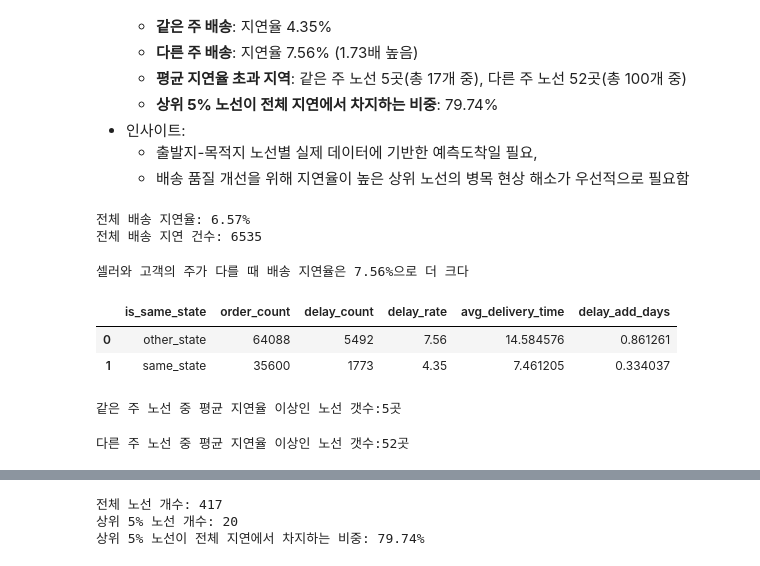
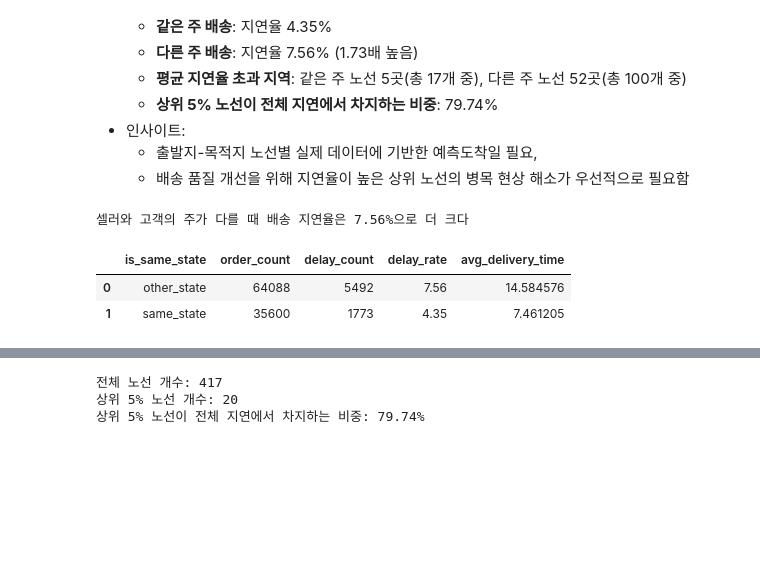
Before and after one commit to eunsung20311-dot/Olist-E-commerce-Analysis, a Jupyter notebook: 2.Hypothesis_Testing.ipynb, the cells around one changed output, grey strips where cells are left out. Cells and saved outputs as stored; diff of their text form; code cells hidden in the pictures; blank space fills up the shorter version.

```diff
--- a/2.Hypothesis_Testing.ipynb
+++ b/2.Hypothesis_Testing.ipynb
@@ -198,16 +175,6 @@ Name: seller_handling_delta, dtype: int64
 - 인사이트:
     - 출발지-목적지 노선별 실제 데이터에 기반한 예측도착일 필요,
     - 배송 품질 개선을 위해 지연율이 높은 상위 노선의 병목 현상 해소가 우선적으로 필요함
-# %%
-#전체 배송 지연율과 지연 건수
-order_count = df_orders['order_id'].nunique()
-total_latedelivery_count = df_orders['is_delayed'].sum()
-
-print(f'전체 배송 지연율: {(total_latedelivery_count / order_count)*100:.2f}%')
-print(f'전체 배송 지연 건수: {total_latedelivery_count}')
-# %% [output]
-전체 배송 지연율: 6.57%
-전체 배송 지연 건수: 6535
 # %%
 # 데이터 병합
 orders_customers = pd.merge(df_orders, df_customers, on = 'customer_id', how = 'left')
@@ -216,52 +183,22 @@ orders_base = pd.merge(orders_items, df_sellers, on = 'seller_id', how='left')
 
 # 계산식 추가
 orders_base['total_delivery_time'] = (orders_base['order_delivered_customer_date'] - orders_base['order_purchase_timestamp']).dt.days
-orders_base['delay_add_days'] = np.where(orders_base['is_delayed'] == 1,
-(orders_base['order_delivered_customer_date'].dt.normalize() - orders_base['order_estimated_delivery_date'].dt.normalize()).dt.days
-,0 )
 orders_base['is_same_state'] = (orders_base['seller_state']== orders_base['customer_state'])
 # %%
 #집계
 hypothesis_test = orders_base.groupby('is_same_state').agg(
         order_count = ('order_id','nunique'),
         delay_count = ('is_delayed', 'sum'),
         delay_rate = ('is_delayed', 'mean'),
-        avg_delivery_time =('total_delivery_time', 'mean'),
-        delay_add_days = ('delay_add_days', 'mean')
+        avg_delivery_time =('total_delivery_time', 'mean')
 ).reset_index()
 
 hypothesis_test['delay_rate'] = (hypothesis_test['delay_rate']*100).round(2)
 hypothesis_test['is_same_state'] = hypothesis_test['is_same_state'].map({True:'same_state', False:'other_state'})
 print('셀러와 고객의 주가 다를 때 배송 지연율은 7.56%으로 더 크다')
 hypothesis_test
 # %% [output]
 셀러와 고객의 주가 다를 때 배송 지연율은 7.56%으로 더 크다
-|  | is_same_state | order_count | delay_count | delay_rate | avg_delivery_time | delay_add_days |
-| 0 | other_state | 64088 | 5492 | 7.56 | 14.584576 | 0.861261 |
-| 1 | same_state | 35600 | 1773 | 4.35 | 7.461205 | 0.334037 |
+|  | is_same_state | order_count | delay_count | delay_rate | avg_delivery_time |
+| 0 | other_state | 64088 | 5492 | 7.56 | 14.584576 |
+| 1 | same_state | 35600 | 1773 | 4.35 | 7.461205 |
-# %%
-#같은 주(State) 배송도 평균 4.35%를 초과하는 지역 존재
-state_analysis = orders_base.groupby(['seller_state', 'customer_state']).agg(
-        order_count = ('order_id','nunique'),
-        delay_count = ('is_delayed', 'sum'),
-        avg_delivery_time =('total_delivery_time', 'mean'),
-        delay_add_days = ('delay_add_days', 'mean')
-).reset_index()
-#지연율계산, 주문건수 30건 이상만 추출
-state_analysis['delay_rate'] =(state_analysis['delay_count'] / state_analysis['order_count'] * 100).round(2)
-state_analysis = state_analysis[state_analysis['order_count']>=30]
-#같은 주 배송 확인
-same_state = state_analysis[state_analysis['seller_state'] == state_analysis['customer_state']].sort_values(by= 'delay_rate', ascending=False)
-same_state_f_count = len(same_state[same_state['delay_rate'] >= 4.35])
-
-print(f'같은 주 노선 중 평균 지연율 이상인 노선 갯수:{same_state_f_count}곳')
-# %% [output]
-같은 주 노선 중 평균 지연율 이상인 노선 갯수:5곳
-# %%
-#다른 주(State) 평균 7.56%를 초과하는 지역 확인
-other_state = state_analysis[state_analysis['seller_state'] != state_analysis['customer_state']].sort_values(by='delay_rate', ascending =False)
-other_state_f_count= len(other_state[other_state['delay_rate']>=7.56])
-
-print(f'다른 주 노선 중 평균 지연율 이상인 노선 갯수:{other_state_f_count}곳')
-# %% [output]
-다른 주 노선 중 평균 지연율 이상인 노선 갯수:52곳
```
Also changed, not shown: parts of 24 cells of this notebook.
